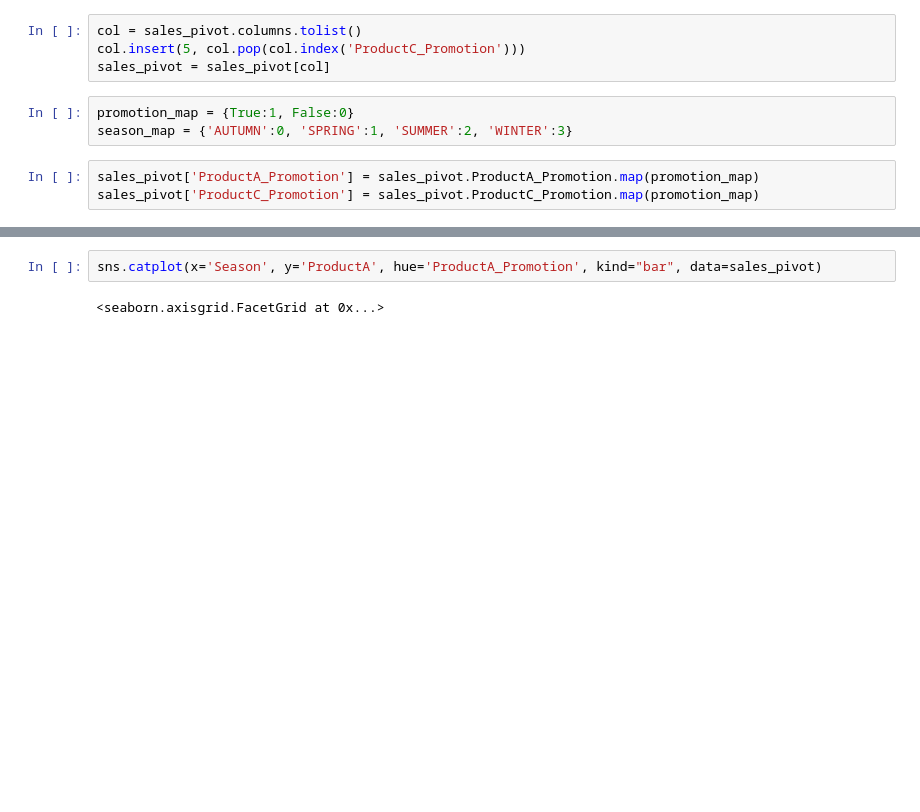
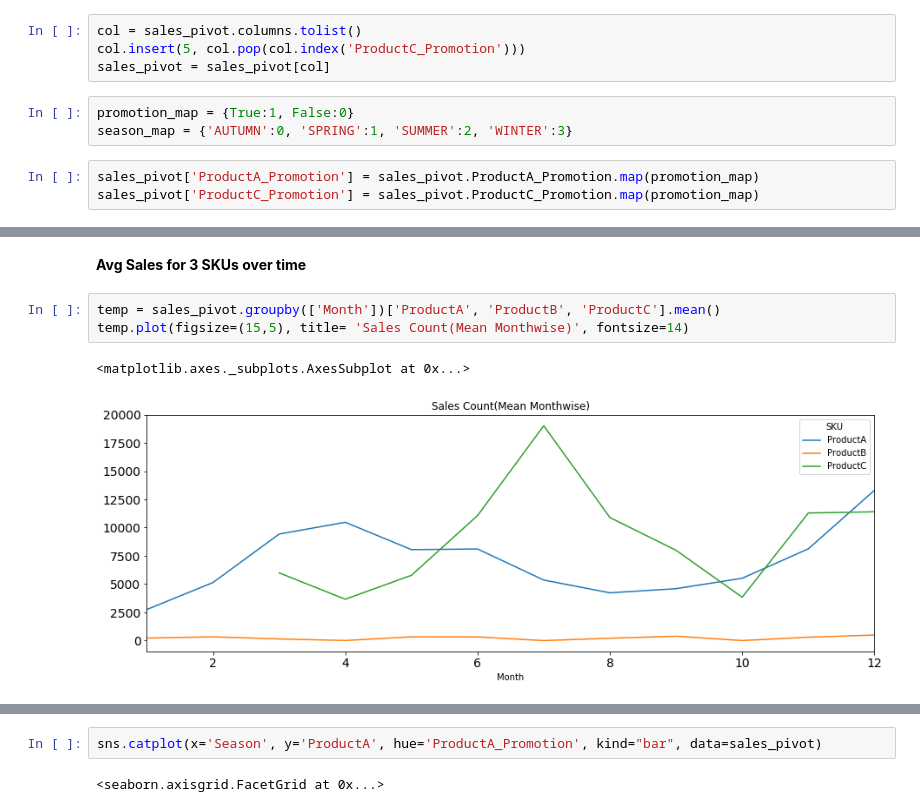
Before and after one commit to sauravjoshi/Timeseries-Forecasting, a Jupyter notebook: Case_Study_EY-Optimized.ipynb, the cells around one changed output, grey strips where cells are left out. Drawn from its saved outputs; the diff is of its cells as text; blank space fills up the shorter version.

```diff
--- a/Case_Study_EY-Optimized.ipynb
+++ b/Case_Study_EY-Optimized.ipynb
@@ -83,0 +142,8 @@ Index(['Season', 'ProductA', 'ProductA_Promotion', 'ProductB', 'ProductC',
+# %% [markdown]
+**Avg Sales for 3 SKUs over time**
+# %%
+temp = sales_pivot.groupby(['Month'])['ProductA', 'ProductB', 'ProductC'].mean()
+temp.plot(figsize=(15,5), title= 'Sales Count(Mean Monthwise)', fontsize=14)
+# %% [output]
+<matplotlib.axes._subplots.AxesSubplot at 0x...>
+[figure, added]
```
Also changed, not shown: parts of 51 cells of this notebook.
